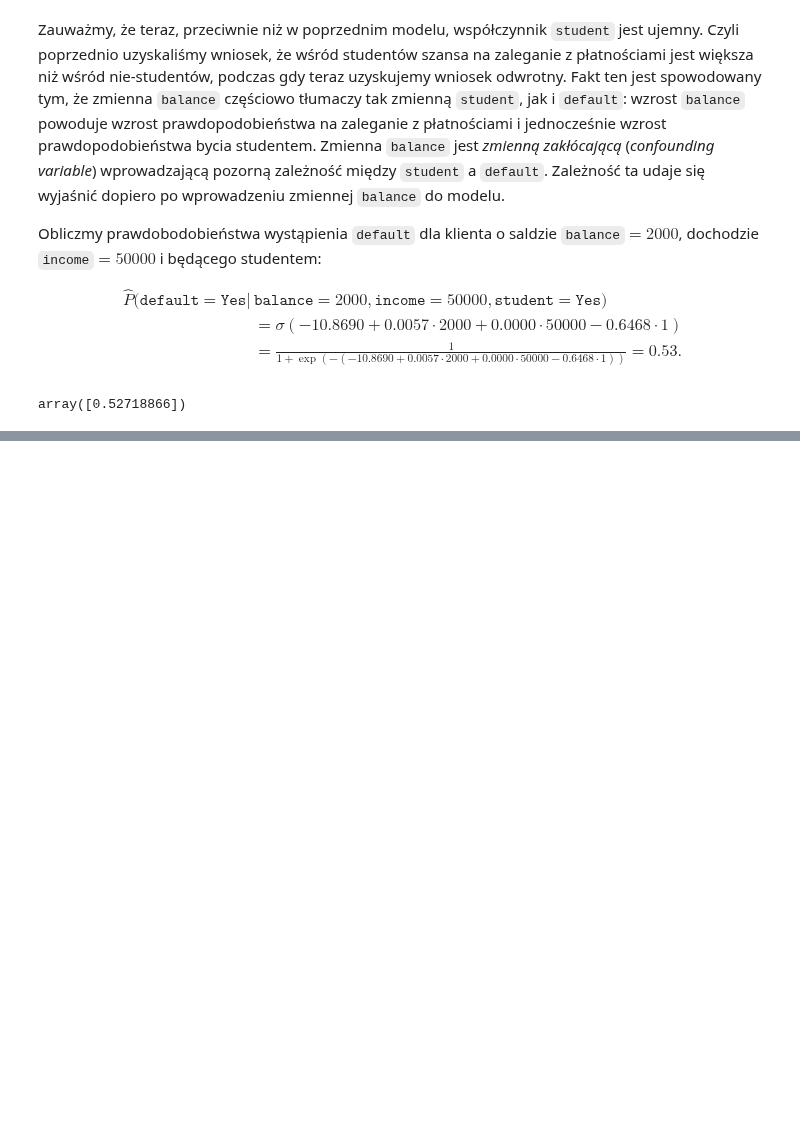
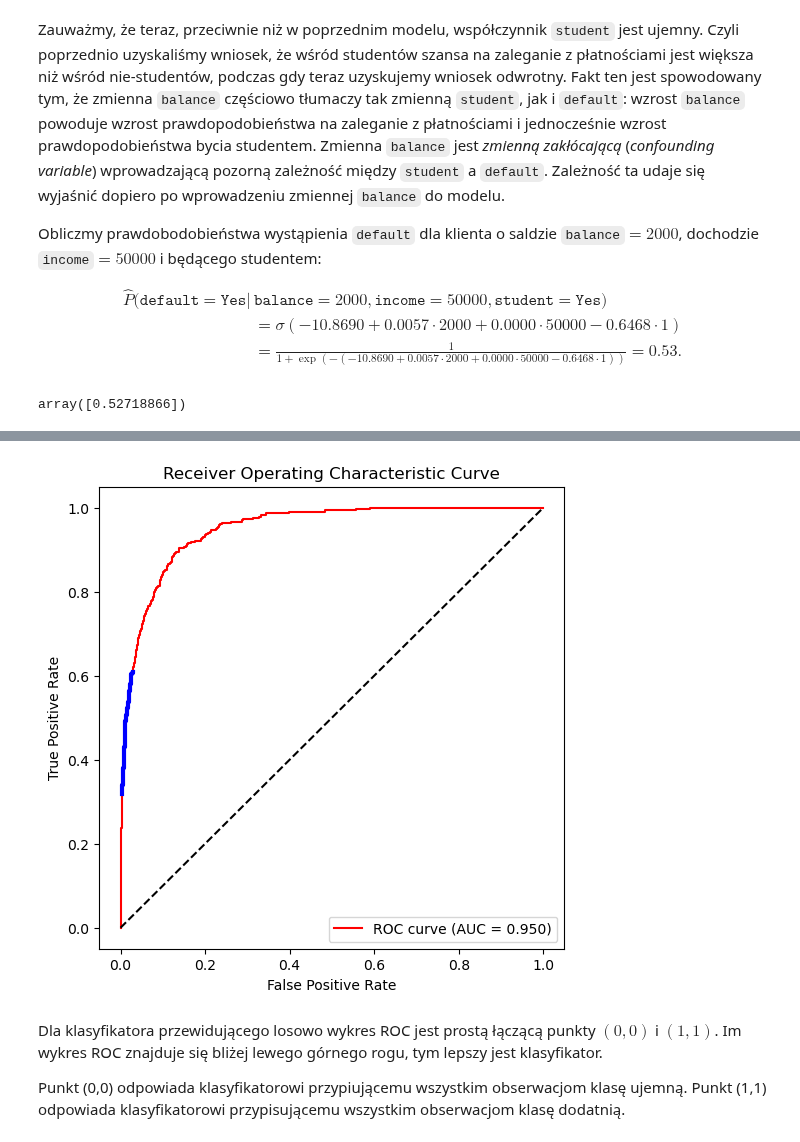
Before and after one commit to rodakt/MAD, a Jupyter notebook: wyklad_6.ipynb, the cells around one changed output, grey strips where cells are left out. Drawn from its saved outputs; the diff is of its cells as text; code cells hidden in the pictures; blank space fills up the shorter version.

```diff
--- a/wyklad_6.ipynb
+++ b/wyklad_6.ipynb
@@ -463,0 +428,4 @@ Różne wybory klasy referencyjnej prowadzą do różnych, ale równoważnych mo
+# %%
+y_pred = (result.predict(sm.add_constant(X)) >= 0.5).astype(int)
+cm = confusion_matrix(y, y_pred)
+cm
@@ -463,0 +515,4 @@ Różne wybory klasy referencyjnej prowadzą do różnych, ale równoważnych mo
+# %%
+threshold = 0.2
+y_pred = result.predict(sm.add_constant(X)) > threshold
+confusion_matrix(y, y_pred)
@@ -463,0 +526,27 @@ Różne wybory klasy referencyjnej prowadzą do różnych, ale równoważnych mo
+# %%
+# ROC curve
+from sklearn.metrics import roc_curve, roc_auc_score
+
+# fpr, tpr, thresholds = roc_curve(y, lda.predict_proba(X)[:, 1])
+# auc = roc_auc_score(y, lda.predict_proba(X)[:, 1])
+fpr, tpr, thresholds = roc_curve(y, result.predict(sm.add_constant(X)))
+auc = roc_auc_score(y, result.predict(sm.add_constant(X)))
+
+thr1 = 0.2
+thr2 = 0.5
+fpr12, tpr12 = fpr[(thr1 < thresholds) & (thresholds < thr2)], tpr[(thr1 < thresholds) & (thresholds < thr2)]
+
+fig, ax = plt.subplots(figsize=(6, 6))
+ax.plot(fpr, tpr, color='red', label=f'ROC curve (AUC = {auc:.3f})')
+ax.plot(fpr12, tpr12, color='blue', lw=3)
+ax.plot([0, 1], [0, 1], color='black', linestyle='--')
+ax.set_xlabel('False Positive Rate')
+ax.set_ylabel('True Positive Rate')
+ax.set_title('Receiver Operating Characteristic Curve')
+ax.legend();
+# %% [output]
+[figure, added]
+# %% [markdown]
+Dla klasyfikatora przewidującego losowo wykres ROC jest prostą łączącą punkty $(0,0)$ i $(1,1)$. Im wykres ROC znajduje się bliżej lewego górnego rogu, tym lepszy jest klasyfikator.
+
+Punkt (0,0) odpowiada klasyfikatorowi przypiującemu wszystkim obserwacjom klasę ujemną. Punkt (1,1) odpowiada klasyfikatorowi przypisującemu wszystkim obserwacjom klasę dodatnią.
```
Also changed, not shown: parts of 68 cells of this notebook, 1 other file.
